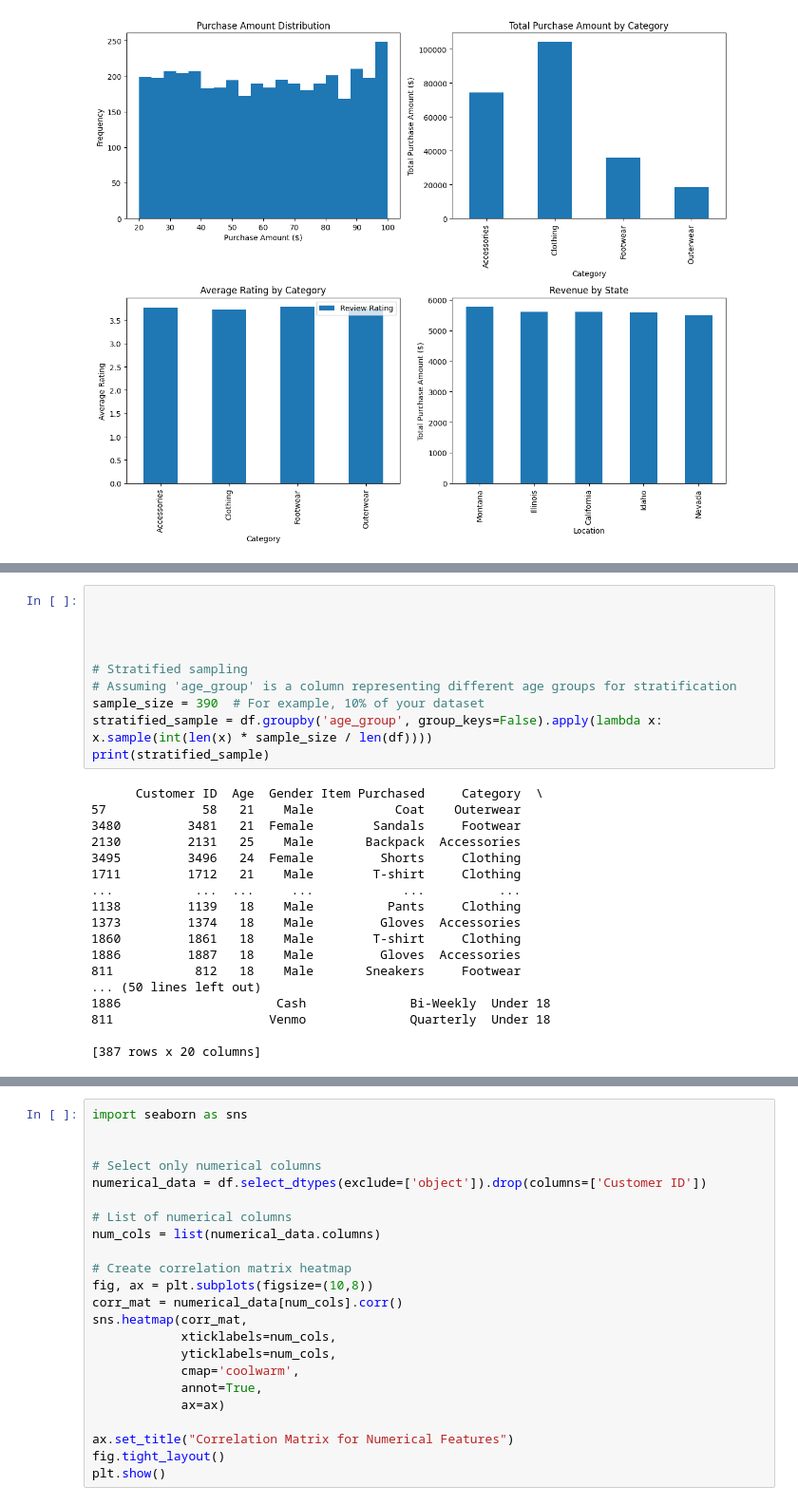
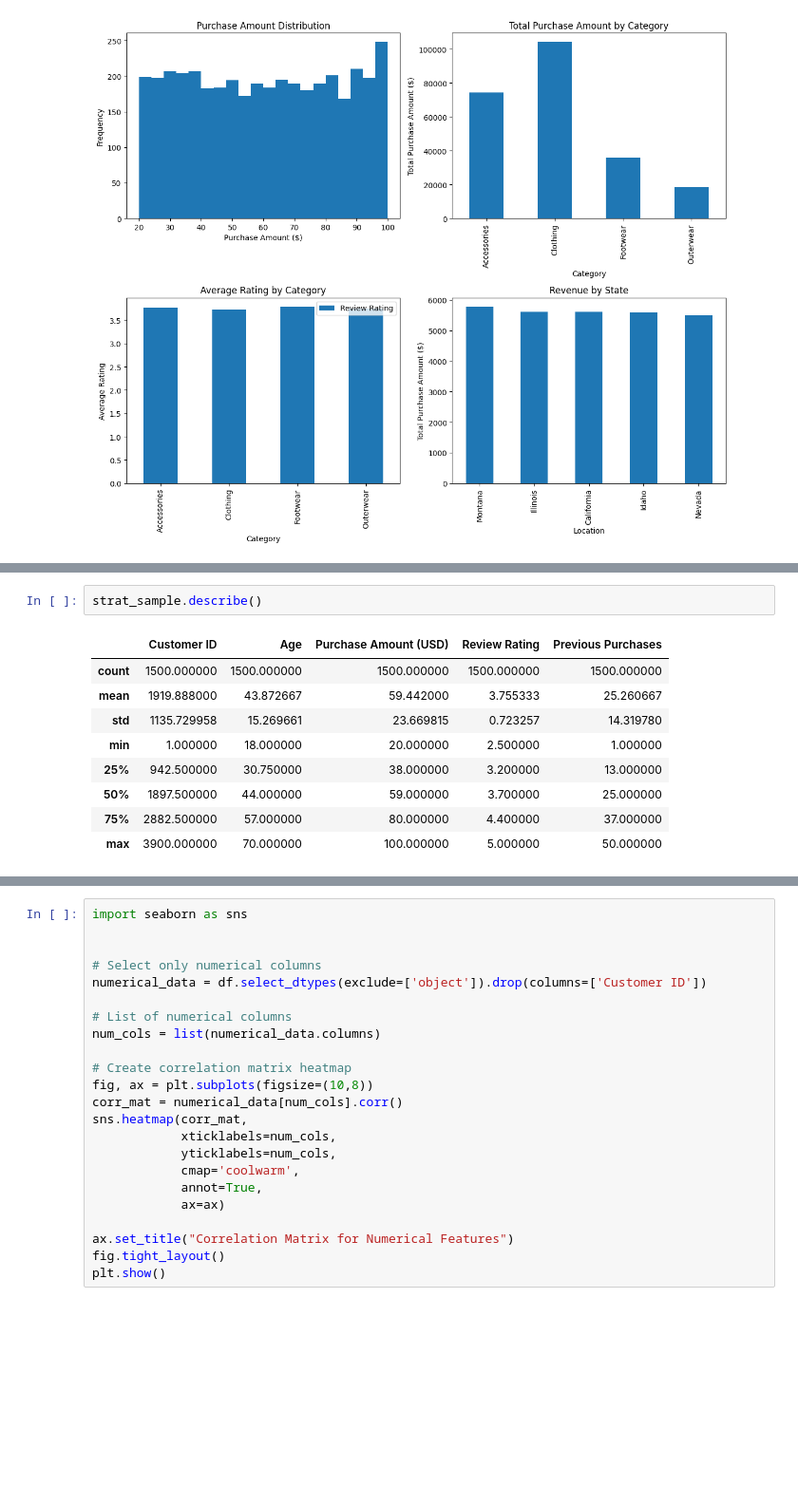
Before and after one commit to Samarth-Pawan/Data-Mining_Customer-Shopping-Trends, a Jupyter notebook: Data_Mining/data_preproc.ipynb, the cells around one changed output, grey strips where cells are left out. Shown: that part at 95% size. Drawn from its saved outputs; the diff is of its cells as text; blank space fills up the shorter version.

Commit message:
sampling done

```diff
--- a/Data_Mining/data_preproc.ipynb
+++ b/Data_Mining/data_preproc.ipynb
@@ -264,31 +258,15 @@ max             50.000000
-# %%
-
-
-
-
-# Stratified sampling
-# Assuming 'age_group' is a column representing different age groups for stratification
-sample_size = 390  # For example, 10% of your dataset
-stratified_sample = df.groupby('age_group', group_keys=False).apply(lambda x: x.sample(int(len(x) * sample_size / len(df))))
-print(stratified_sample)
-# %% [output]
-      Customer ID  Age  Gender Item Purchased     Category  \
-57             58   21    Male           Coat    Outerwear
-3480         3481   21  Female        Sandals     Footwear
-2130         2131   25    Male       Backpack  Accessories
-3495         3496   24  Female         Shorts     Clothing
-1711         1712   21    Male        T-shirt     Clothing
-...           ...  ...     ...            ...          ...
-1138         1139   18    Male          Pants     Clothing
-1373         1374   18    Male         Gloves  Accessories
-1860         1861   18    Male        T-shirt     Clothing
-1886         1887   18    Male         Gloves  Accessories
-811           812   18    Male       Sneakers     Footwear
-... (50 lines left out)
-1886                     Cash              Bi-Weekly  Under 18
-811                     Venmo              Quarterly  Under 18
-
-[387 rows x 20 columns]
+# %%
+strat_sample.describe()
+# %% [output]
+|  | Customer ID | Age | Purchase Amount (USD) | Review Rating | Previous Purchases |
+| count | 1500.000000 | 1500.000000 | 1500.000000 | 1500.000000 | 1500.000000 |
+| mean | 1919.888000 | 43.872667 | 59.442000 | 3.755333 | 25.260667 |
+| std | 1135.729958 | 15.269661 | 23.669815 | 0.723257 | 14.319780 |
+| min | 1.000000 | 18.000000 | 20.000000 | 2.500000 | 1.000000 |
+| 25% | 942.500000 | 30.750000 | 38.000000 | 3.200000 | 13.000000 |
+| 50% | 1897.500000 | 44.000000 | 59.000000 | 3.700000 | 25.000000 |
+| 75% | 2882.500000 | 57.000000 | 80.000000 | 4.400000 | 37.000000 |
+| max | 3900.000000 | 70.000000 | 100.000000 | 5.000000 | 50.000000 |
 # %%
 
 # For simple random sampling
```
Also changed, not shown: parts of 5 cells of this notebook.
